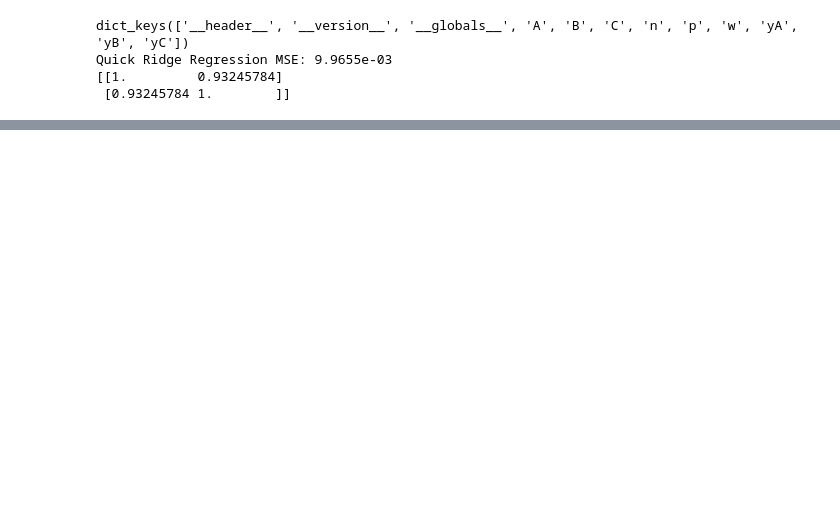
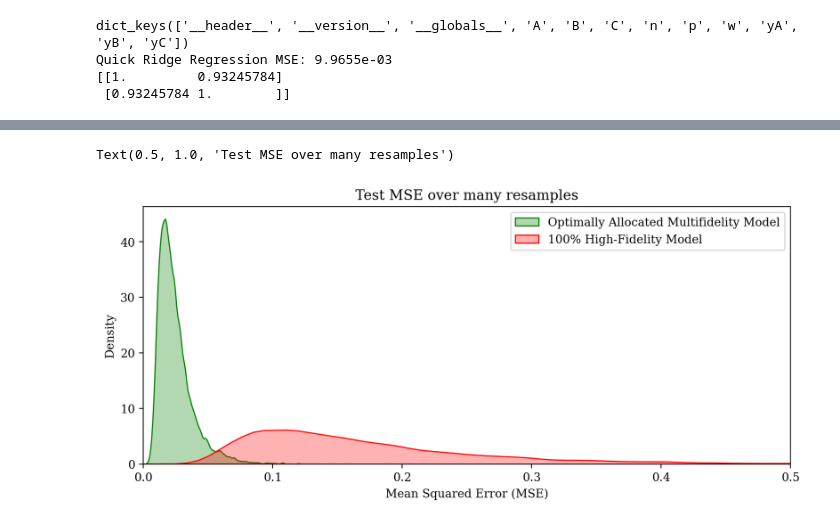
Before and after one commit to atticusdrex/MAGPI, a Jupyter notebook: SamplingOptimization/CDRLinReg.ipynb, the cells around one changed output, grey strips where cells are left out. Drawn from its saved outputs; the diff is of its cells as text; code cells hidden in the pictures; blank space fills up the shorter version.

```diff
--- a/SamplingOptimization/CDRLinReg.ipynb
+++ b/SamplingOptimization/CDRLinReg.ipynb
@@ -189,3 +191,15 @@ Text(0, 0.5, 'Model-Predicted Output')
+# %%
+from seaborn import kdeplot
+plt.figure(figsize=(10,4), dpi = 200)
+kdeplot(squared_errors, bw_adjust=0.5, fill=True, alpha = 0.3, color = 'green', label = "Optimally Allocated Multifidelity Model")
+kdeplot(hf_squared_errors, bw_adjust=0.5, fill=True, alpha = 0.3, color = 'red', label = "100% High-Fidelity Model")
+plt.xlabel("Mean Squared Error (MSE)")
+plt.xlim(0, 0.5)
+plt.legend()
+plt.title("Test MSE over many resamples")
+# %% [output]
+Text(0.5, 1.0, 'Test MSE over many resamples')
+[figure, added]
 # %%
 Bs = [25, 50, 100, 200, 400, 800, 1600, 3200, 6400, 12800, 25600]
 mf_means = []
```
Also changed, not shown: parts of 9 cells of this notebook, 5 other files.
